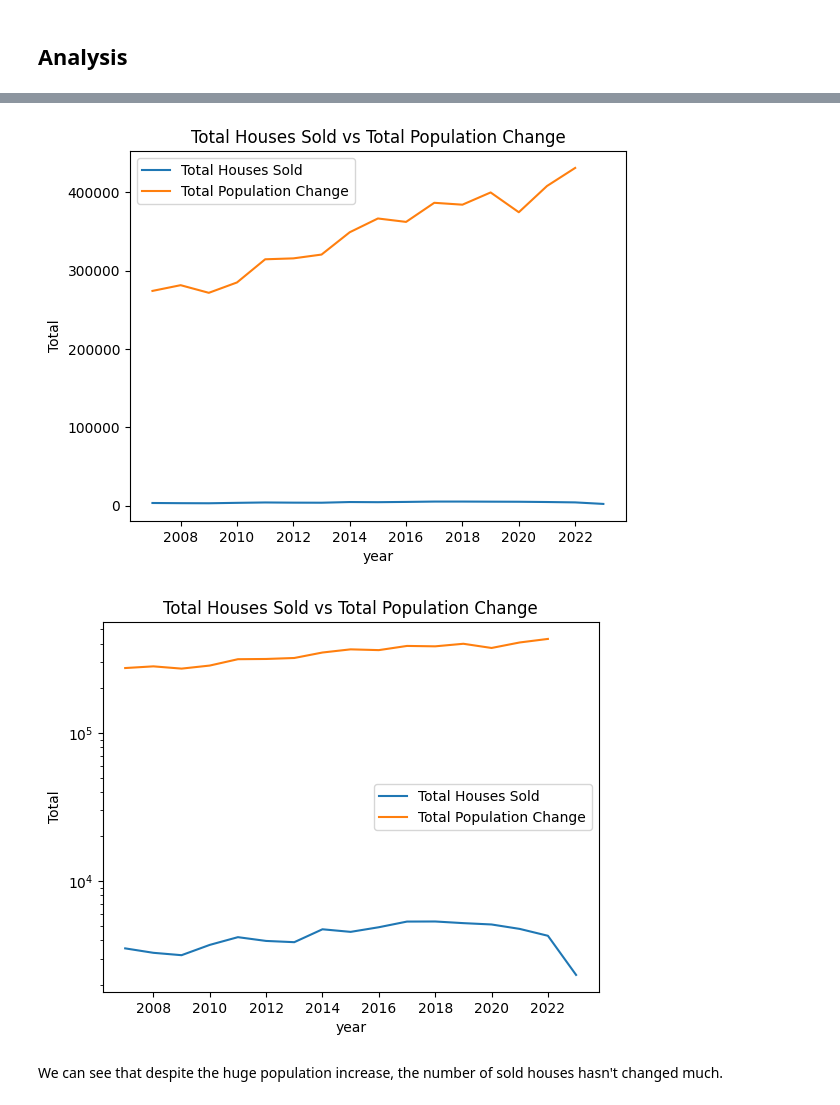
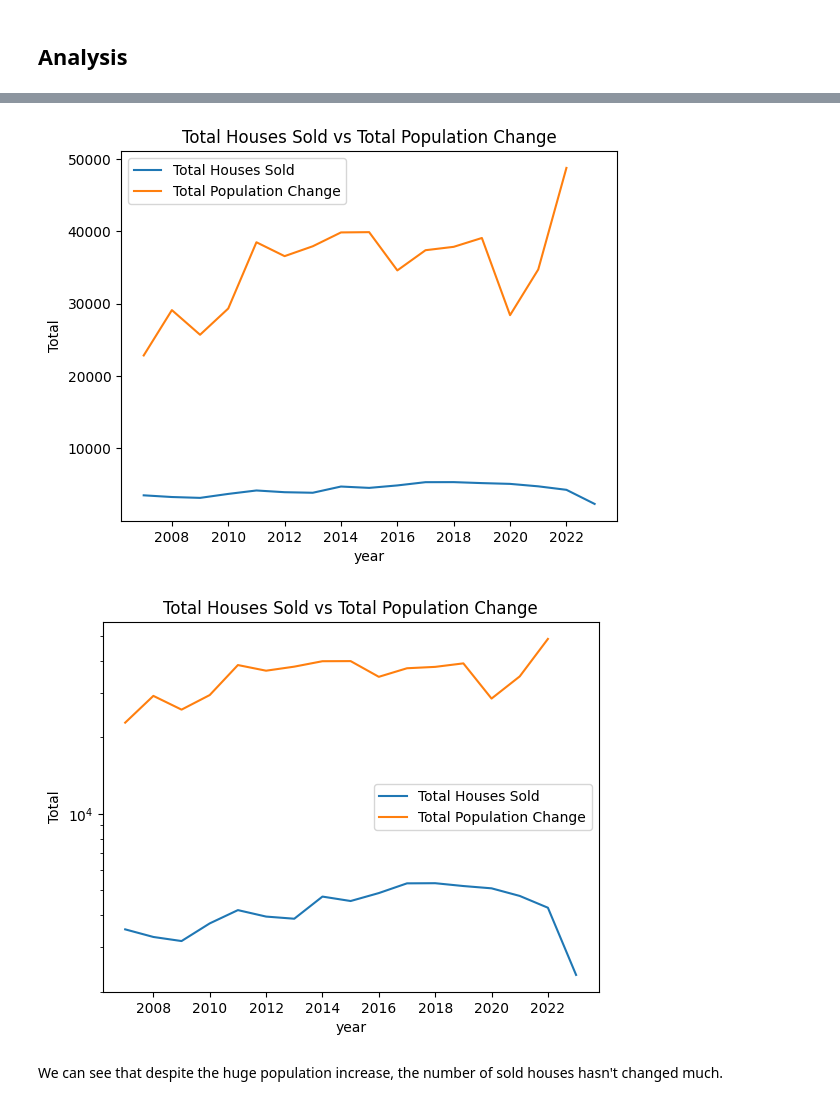
Before and after one commit to Paulo-Oliva/ds4h-project, a Jupyter notebook: 4_correlation_analysis.ipynb, the cells around one changed output, grey strips where cells are left out. Drawn from its saved outputs; the diff is of its cells as text; code cells hidden in the pictures.

Commit message:
New graphs

```diff
--- a/4_correlation_analysis.ipynb
+++ b/4_correlation_analysis.ipynb
@@ -106,27 +159,31 @@ population_df.head()
 # %%
-# Plot the total houses sold per year vs the total population change per year from 2007 onwards
+# Plot the total houses sold per year and the total population change per year from 2007 onwards
 fig, ax = plt.subplots()
 totals_df.plot(x="Year", y="Total Houses Sold", ax=ax, label="Total Houses Sold")
+# We only want to plot the population change from 2007 onwards since that's when the house prices data starts
 population_df_ = population_df[population_df["year"] >= 2007].copy()
+# Group by year and get only the values of type "Balance"
+population_df_ = population_df_[population_df_["type"] == "Balance"]
 population_df_ = population_df_.groupby("year").sum()
 population_df_.plot(y="value", ax=ax, label="Total Population Change")
 plt.ylabel("Total")
 plt.title("Total Houses Sold vs Total Population Change")
 plt.show()
 
 # Now with a log scale
 fig, ax = plt.subplots()
 totals_df.plot(x="Year", y="Total Houses Sold", ax=ax, label="Total Houses Sold")
 population_df_ = population_df[population_df["year"] >= 2007].copy()
+population_df_ = population_df_[population_df_["type"] == "Balance"]
 population_df_ = population_df_.groupby("year").sum()
 population_df_.plot(y="value", ax=ax, label="Total Population Change")
 plt.ylabel("Total")
 plt.yscale("log")
 plt.title("Total Houses Sold vs Total Population Change")
 plt.show()
 # %% [output]
-[figure, old version]
+[figure, new version]
-[figure, old version]
+[figure, new version]
 # %% [markdown]
 We can see that despite the huge population increase, the number of sold houses hasn't changed much.
 # %%
```
Also changed, not shown: parts of 9 cells of this notebook, 8 other files.
